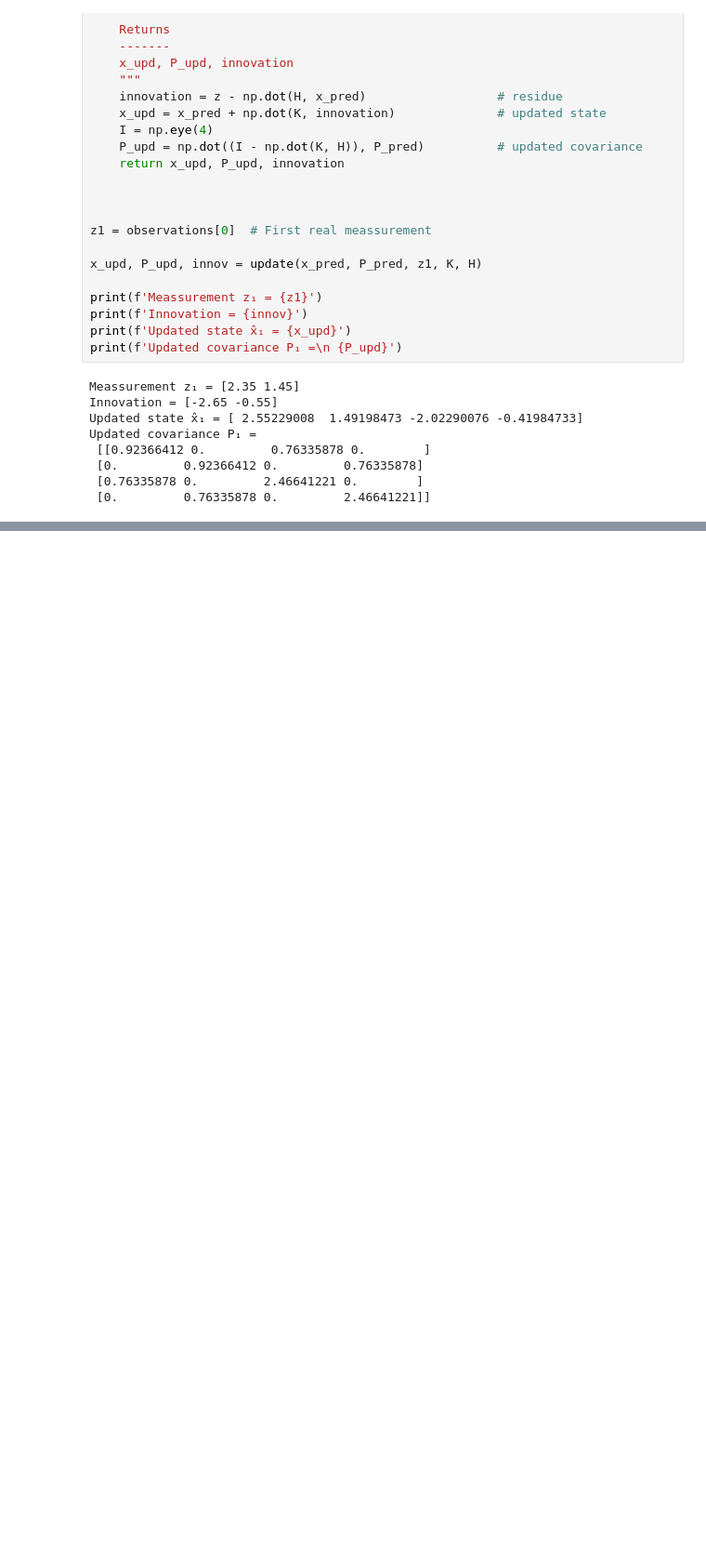
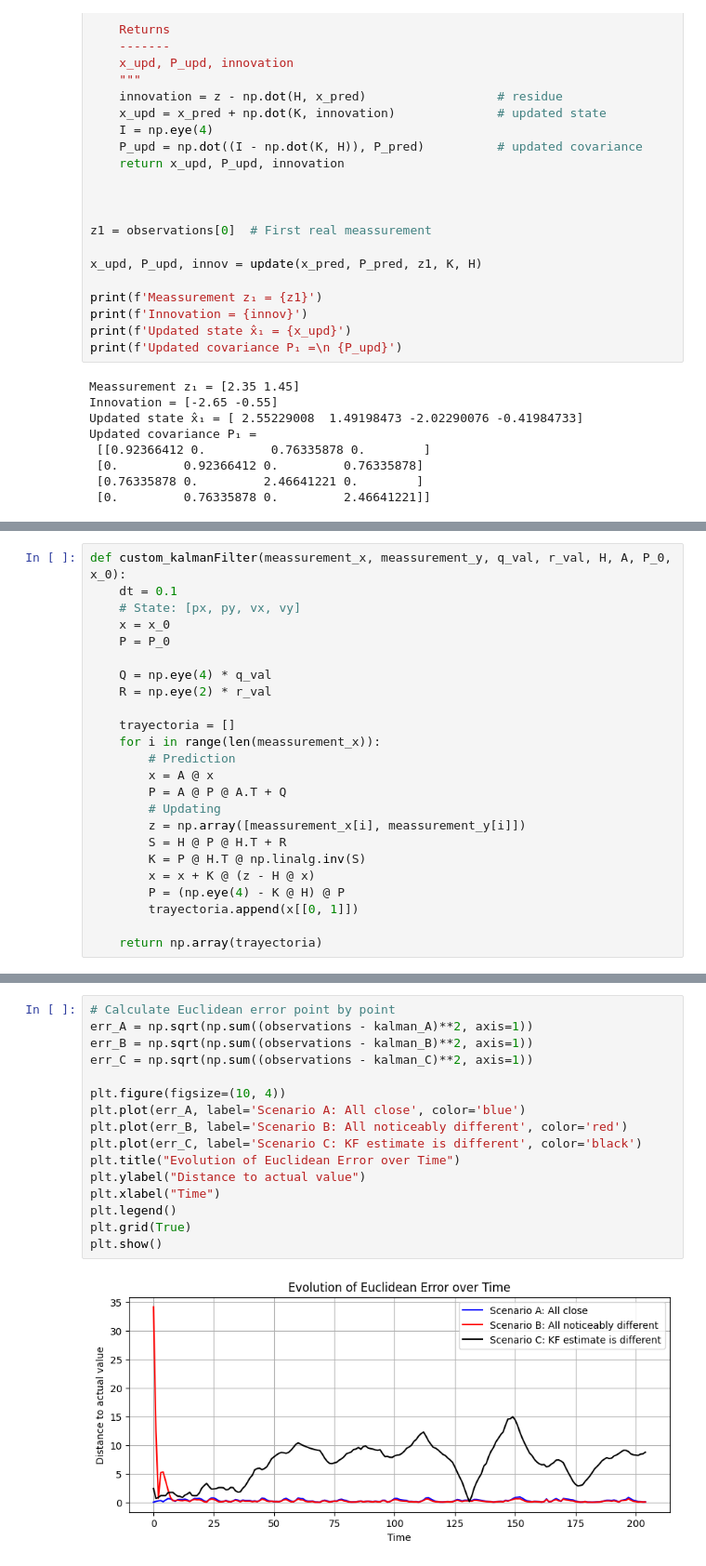
Before and after one commit to Jero2110/Forecasting_Phase_3, a Jupyter notebook: analysis/Jeronimo_Ramos_Forecasting_P3.ipynb, the cells around one changed output, grey strips where cells are left out. Shown at 93% size. Saved outputs shown, nothing was run; the diff lists cells and outputs as text; blank space fills up the shorter version.

```diff
--- a/analysis/Jeronimo_Ramos_Forecasting_P3.ipynb
+++ b/analysis/Jeronimo_Ramos_Forecasting_P3.ipynb
@@ -422,3 +405,27 @@ Updated covariance P₁ =
 |-----------|----------------|
 | **Q < R** | P converges rapidly to a low value; K stabilizes small; smooth estimate |
 | **Q > R** | P converges to a high value; K remains high; estimate follows measurements |
+# %%
+def custom_kalmanFilter(meassurement_x, meassurement_y, q_val, r_val, H, A, P_0, x_0):
+    dt = 0.1
+    # State: [px, py, vx, vy]
+    x = x_0
+    P = P_0
+
+    Q = np.eye(4) * q_val
+    R = np.eye(2) * r_val
+
+    trayectoria = []
+    for i in range(len(meassurement_x)):
+        # Prediction
+        x = A @ x
+        P = A @ P @ A.T + Q
+        # Updating
+        z = np.array([meassurement_x[i], meassurement_y[i]])
+        S = H @ P @ H.T + R
+        K = P @ H.T @ np.linalg.inv(S)
+        x = x + K @ (z - H @ x)
+        P = (np.eye(4) - K @ H) @ P
+        trayectoria.append(x[[0, 1]])
+
+    return np.array(trayectoria)
@@ -424,0 +547,18 @@ Updated covariance P₁ =
+# %%
+# Calculate Euclidean error point by point
+err_A = np.sqrt(np.sum((observations - kalman_A)**2, axis=1))
+err_B = np.sqrt(np.sum((observations - kalman_B)**2, axis=1))
+err_C = np.sqrt(np.sum((observations - kalman_C)**2, axis=1))
+
+plt.figure(figsize=(10, 4))
+plt.plot(err_A, label='Scenario A: All close', color='blue')
+plt.plot(err_B, label='Scenario B: All noticeably different', color='red')
+plt.plot(err_C, label='Scenario C: KF estimate is different', color='black')
+plt.title("Evolution of Euclidean Error over Time")
+plt.ylabel("Distance to actual value")
+plt.xlabel("Time")
+plt.legend()
+plt.grid(True)
+plt.show()
+# %% [output]
+[figure, added]
```
Also changed, not shown: parts of 27 cells of this notebook.
